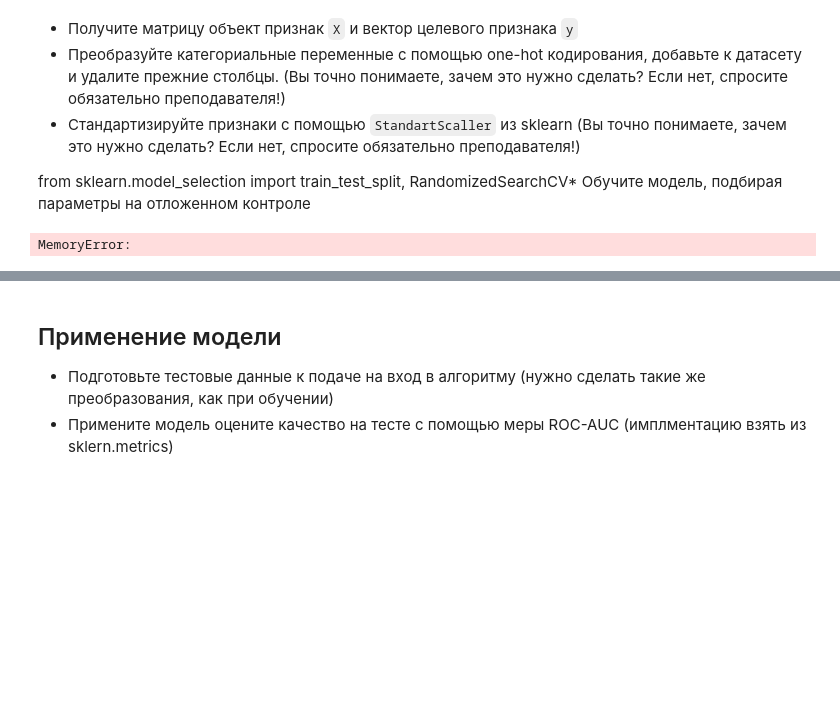
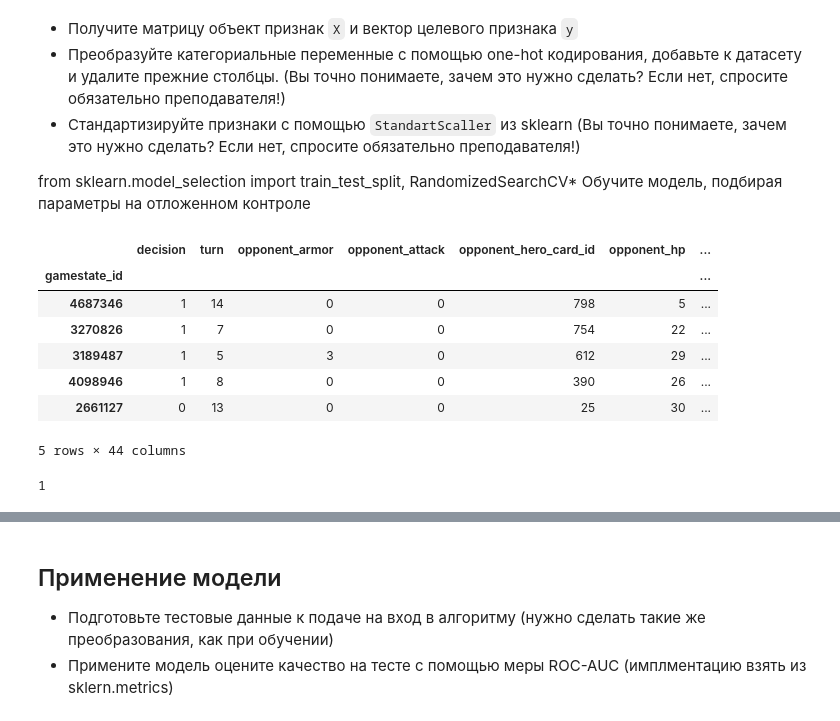
Before and after one commit to poliik/DA, a Jupyter notebook: Karpikova_hw3.ipynb, the cells around one changed output, grey strips where cells are left out. Drawn from its saved outputs; the diff is of its cells as text; code cells hidden in the pictures; blank space fills up the shorter version.

```diff
--- a/Karpikova_hw3.ipynb
+++ b/Karpikova_hw3.ipynb
@@ -555,8 +562,15 @@ from sklearn.model_selection import train_test_split, RandomizedSearchCV* Обу
 # %%
 from sklearn.model_selection import train_test_split, RandomizedSearchCV
 from sklearn.preprocessing import StandardScaler, OneHotEncoder
-# %%
-new_features = pd.get_dummies(df_data[['player_hero_card_id', 'opponent_hero_card_id']])
-df_data = pd.concat([df_data, new_features], axis=1)
-# %% [output]
-MemoryError:
+# %%
+X = df_data.iloc[:10000, :]
+X.head()
+# %% [output]
+|  | decision | turn | opponent_armor | opponent_attack | opponent_hero_card_id | opponent_hp | ... |
+| gamestate_id |  |  |  |  |  |  | ... |
+| 4687346 | 1 | 14 | 0 | 0 | 798 | 5 | ... |
+| 3270826 | 1 | 7 | 0 | 0 | 754 | 22 | ... |
+| 3189487 | 1 | 5 | 3 | 0 | 612 | 29 | ... |
+| 4098946 | 1 | 8 | 0 | 0 | 390 | 26 | ... |
+| 2661127 | 0 | 13 | 0 | 0 | 25 | 30 | ... |
+5 rows × 44 columns
@@ -563 +587,6 @@ MemoryError:
+# %%
+scaler = StandardScaler()
+X1 = scaler.fit_transform(X)
+# %% [output]
+1
 # %%
```
Also changed, not shown: parts of 10 cells of this notebook.
